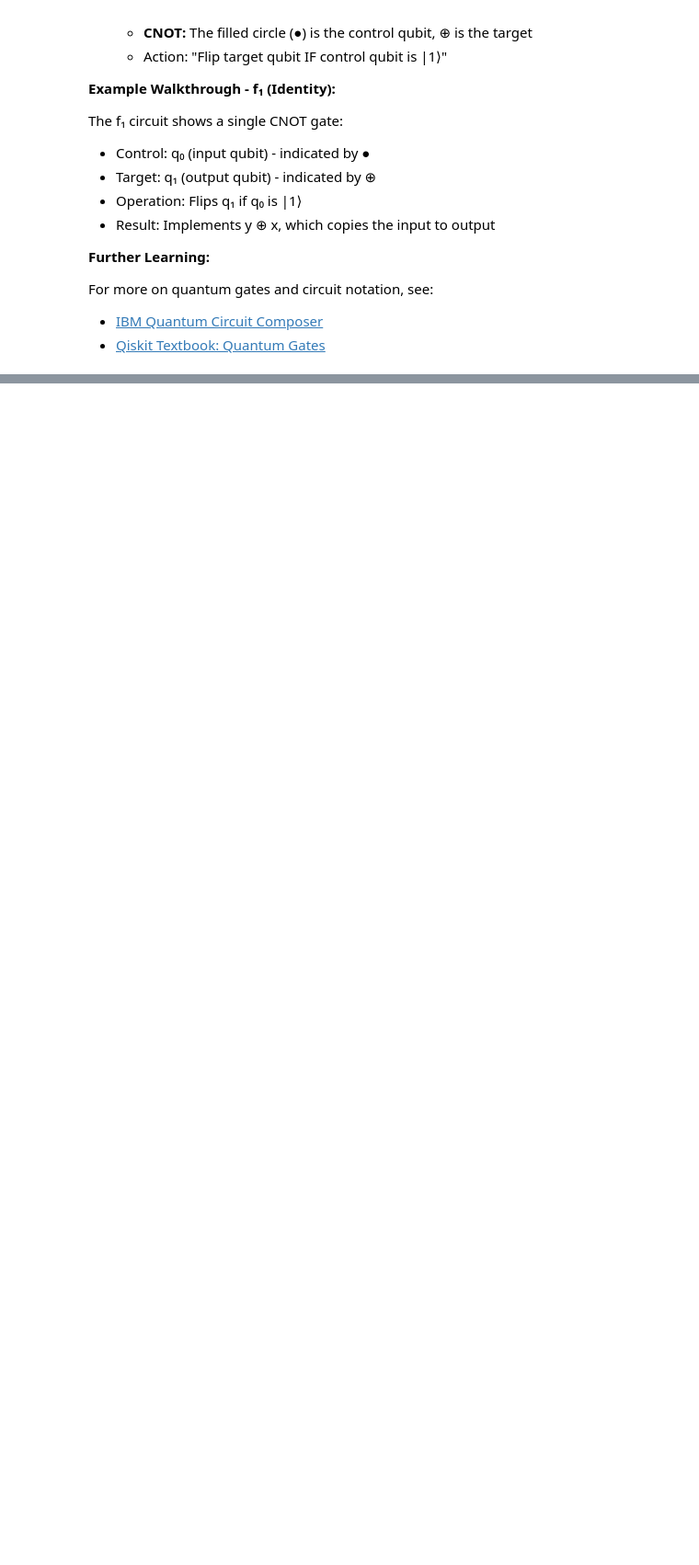
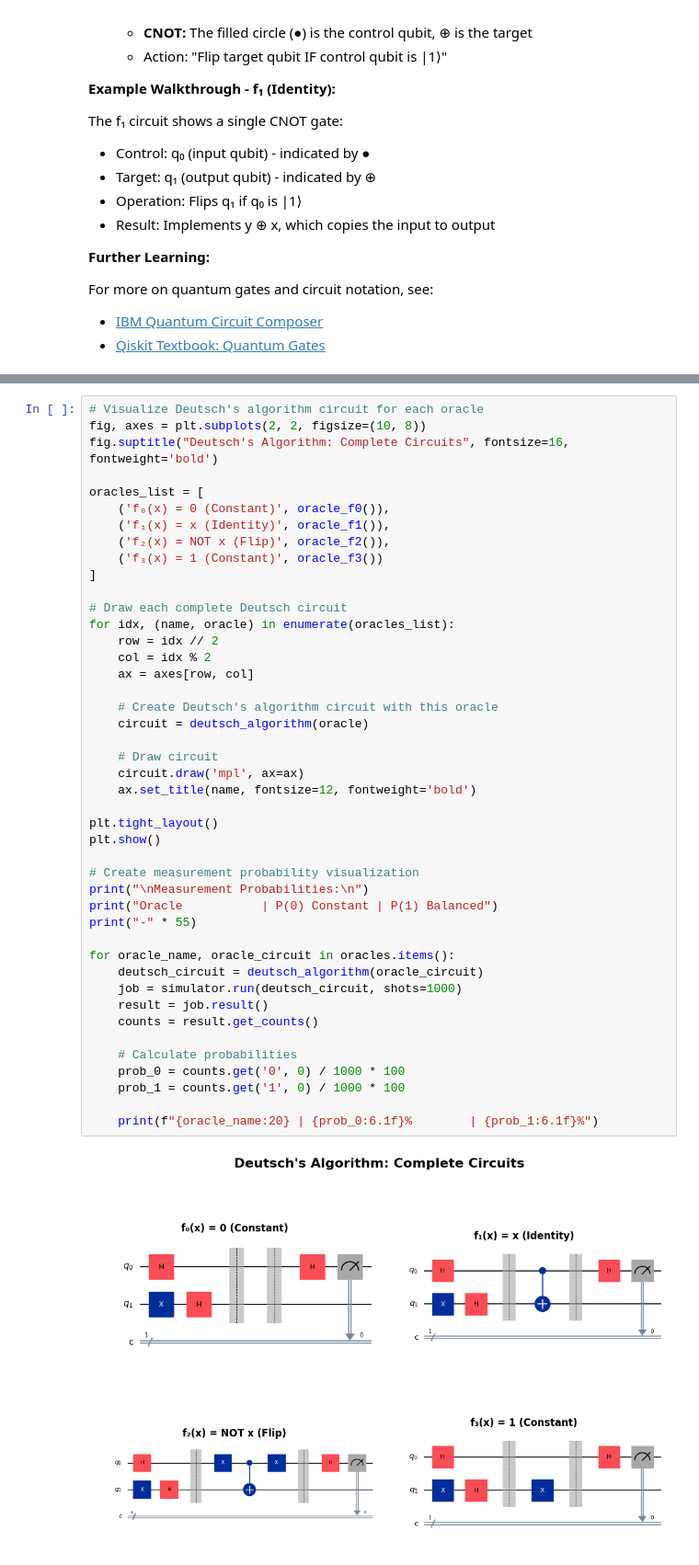
Before and after one commit to EricMurray-e-m-dev/emerging_tech, a Jupyter notebook: problems.ipynb, the cells around one changed output, grey strips where cells are left out. Shown at 92% size. Cells and saved outputs as stored; diff of their text form; blank space fills up the shorter version.

Commit message:
Added problem introduction for problem 4, code and some testing, added evaluation to visualise algorithm with qiskit visualisation

```diff
--- a/problems.ipynb
+++ b/problems.ipynb
@@ -747,0 +915,46 @@ For more on quantum gates and circuit notation, see:
+# %%
+# Visualize Deutsch's algorithm circuit for each oracle
+fig, axes = plt.subplots(2, 2, figsize=(10, 8))
+fig.suptitle("Deutsch's Algorithm: Complete Circuits", fontsize=16, fontweight='bold')
+
+oracles_list = [
+    ('f₀(x) = 0 (Constant)', oracle_f0()),
+    ('f₁(x) = x (Identity)', oracle_f1()),
+    ('f₂(x) = NOT x (Flip)', oracle_f2()),
+    ('f₃(x) = 1 (Constant)', oracle_f3())
+]
+
+# Draw each complete Deutsch circuit
+for idx, (name, oracle) in enumerate(oracles_list):
+    row = idx // 2
+    col = idx % 2
+    ax = axes[row, col]
+
+    # Create Deutsch's algorithm circuit with this oracle
+    circuit = deutsch_algorithm(oracle)
+
+    # Draw circuit
+    circuit.draw('mpl', ax=ax)
+    ax.set_title(name, fontsize=12, fontweight='bold')
+
+plt.tight_layout()
+plt.show()
+
+# Create measurement probability visualization
+print("\nMeasurement Probabilities:\n")
+print("Oracle           | P(0) Constant | P(1) Balanced")
+print("-" * 55)
+
+for oracle_name, oracle_circuit in oracles.items():
+    deutsch_circuit = deutsch_algorithm(oracle_circuit)
+    job = simulator.run(deutsch_circuit, shots=1000)
+    result = job.result()
+    counts = result.get_counts()
+
+    # Calculate probabilities
+    prob_0 = counts.get('0', 0) / 1000 * 100
+    prob_1 = counts.get('1', 0) / 1000 * 100
+
+    print(f"{oracle_name:20} | {prob_0:6.1f}%        | {prob_1:6.1f}%")
+# %% [output]
+[figure, added]
```
Also changed, not shown: parts of 10 cells of this notebook, 1 other file.
